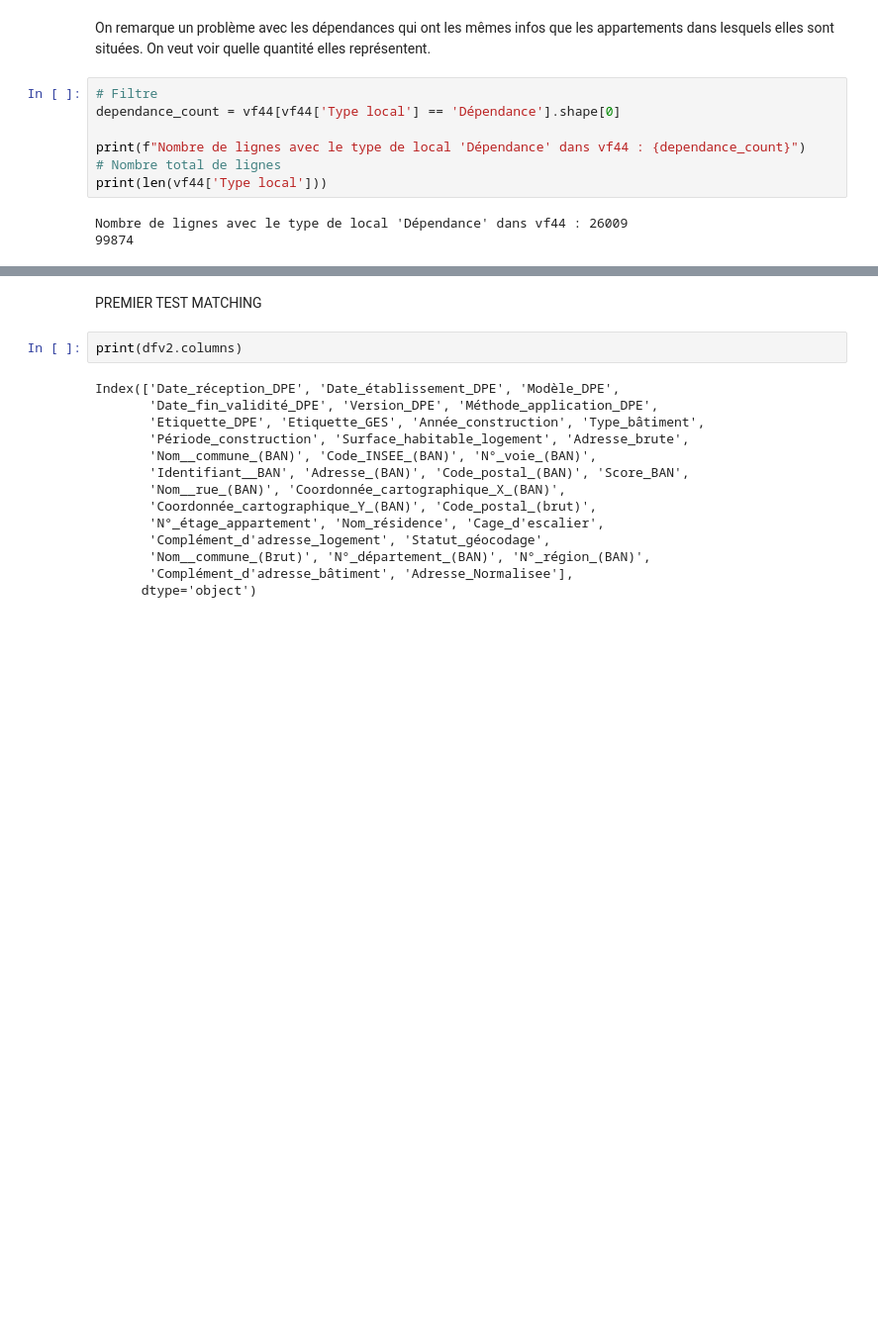
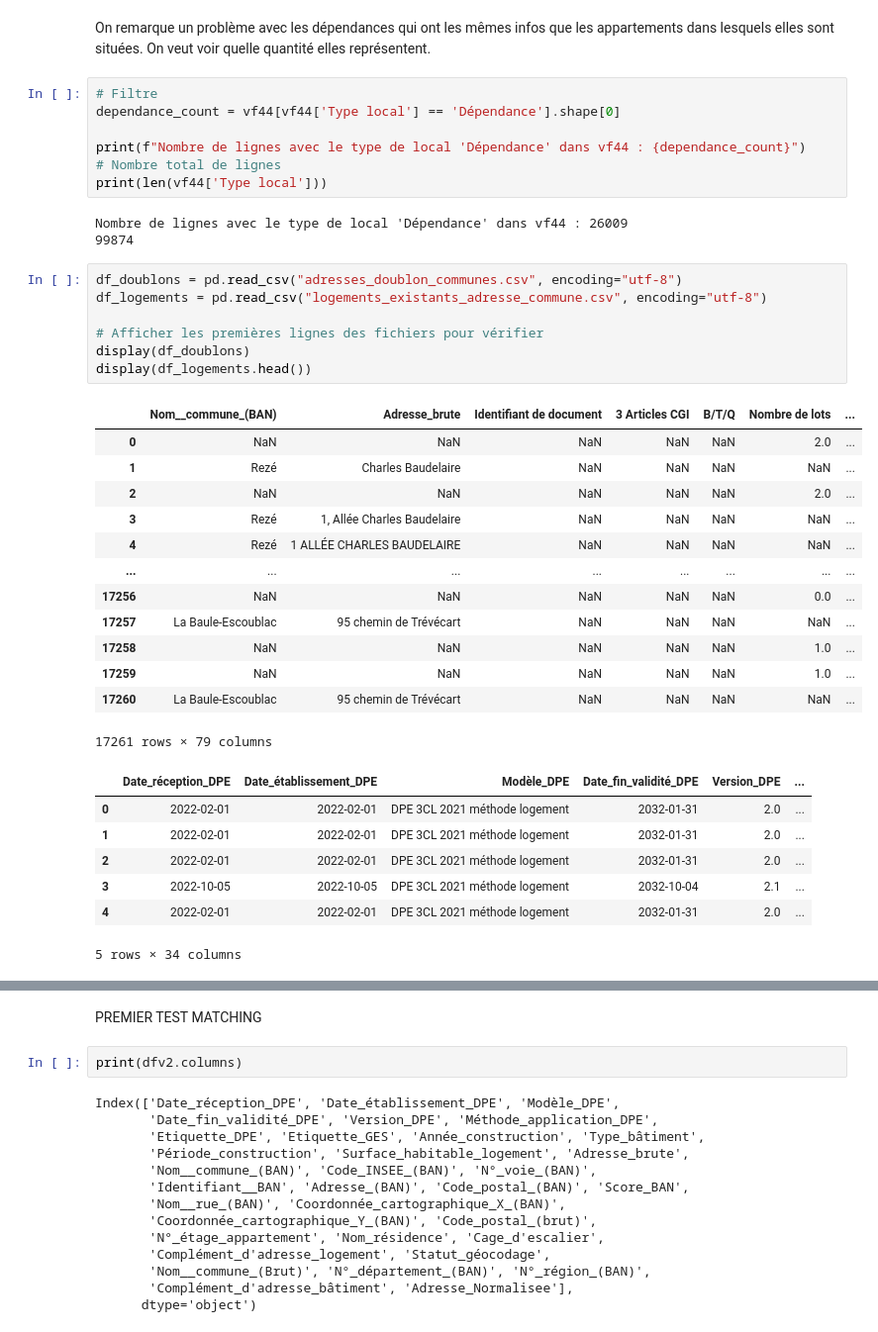
Before and after one commit to isaurepillet/STATAPP, a Jupyter notebook: noeline.ipynb, the cells around one changed output, grey strips where cells are left out. Shown at 99% size. Cells and saved outputs as stored; diff of their text form; blank space fills up the shorter version.

Commit message:
études doublons

```diff
--- a/noeline.ipynb
+++ b/noeline.ipynb
@@ -345,3 +345,31 @@ print(len(vf44['Type local']))
 # %% [output]
 Nombre de lignes avec le type de local 'Dépendance' dans vf44 : 26009
 99874
+# %%
+df_doublons = pd.read_csv("adresses_doublon_communes.csv", encoding="utf-8")
+df_logements = pd.read_csv("logements_existants_adresse_commune.csv", encoding="utf-8")
+
+# Afficher les premières lignes des fichiers pour vérifier
+display(df_doublons)
+display(df_logements.head())
+# %% [output]
+|  | Nom__commune_(BAN) | Adresse_brute | Identifiant de document | 3 Articles CGI | B/T/Q | Nombre de lots | ... |
+| 0 | NaN | NaN | NaN | NaN | NaN | 2.0 | ... |
+| 1 | Rezé | Charles Baudelaire | NaN | NaN | NaN | NaN | ... |
+| 2 | NaN | NaN | NaN | NaN | NaN | 2.0 | ... |
+| 3 | Rezé | 1, Allée Charles Baudelaire | NaN | NaN | NaN | NaN | ... |
+| 4 | Rezé | 1 ALLÉE CHARLES BAUDELAIRE | NaN | NaN | NaN | NaN | ... |
+| ... | ... | ... | ... | ... | ... | ... | ... |
+| 17256 | NaN | NaN | NaN | NaN | NaN | 0.0 | ... |
+| 17257 | La Baule-Escoublac | 95 chemin de Trévécart | NaN | NaN | NaN | NaN | ... |
+| 17258 | NaN | NaN | NaN | NaN | NaN | 1.0 | ... |
+| 17259 | NaN | NaN | NaN | NaN | NaN | 1.0 | ... |
+| 17260 | La Baule-Escoublac | 95 chemin de Trévécart | NaN | NaN | NaN | NaN | ... |
+17261 rows × 79 columns
+|  | Date_réception_DPE | Date_établissement_DPE | Modèle_DPE | Date_fin_validité_DPE | Version_DPE | ... |
+| 0 | 2022-02-01 | 2022-02-01 | DPE 3CL 2021 méthode logement | 2032-01-31 | 2.0 | ... |
+| 1 | 2022-02-01 | 2022-02-01 | DPE 3CL 2021 méthode logement | 2032-01-31 | 2.0 | ... |
+| 2 | 2022-02-01 | 2022-02-01 | DPE 3CL 2021 méthode logement | 2032-01-31 | 2.0 | ... |
+| 3 | 2022-10-05 | 2022-10-05 | DPE 3CL 2021 méthode logement | 2032-10-04 | 2.1 | ... |
+| 4 | 2022-02-01 | 2022-02-01 | DPE 3CL 2021 méthode logement | 2032-01-31 | 2.0 | ... |
+5 rows × 34 columns
```
Also changed, not shown: parts of 7 cells of this notebook.
